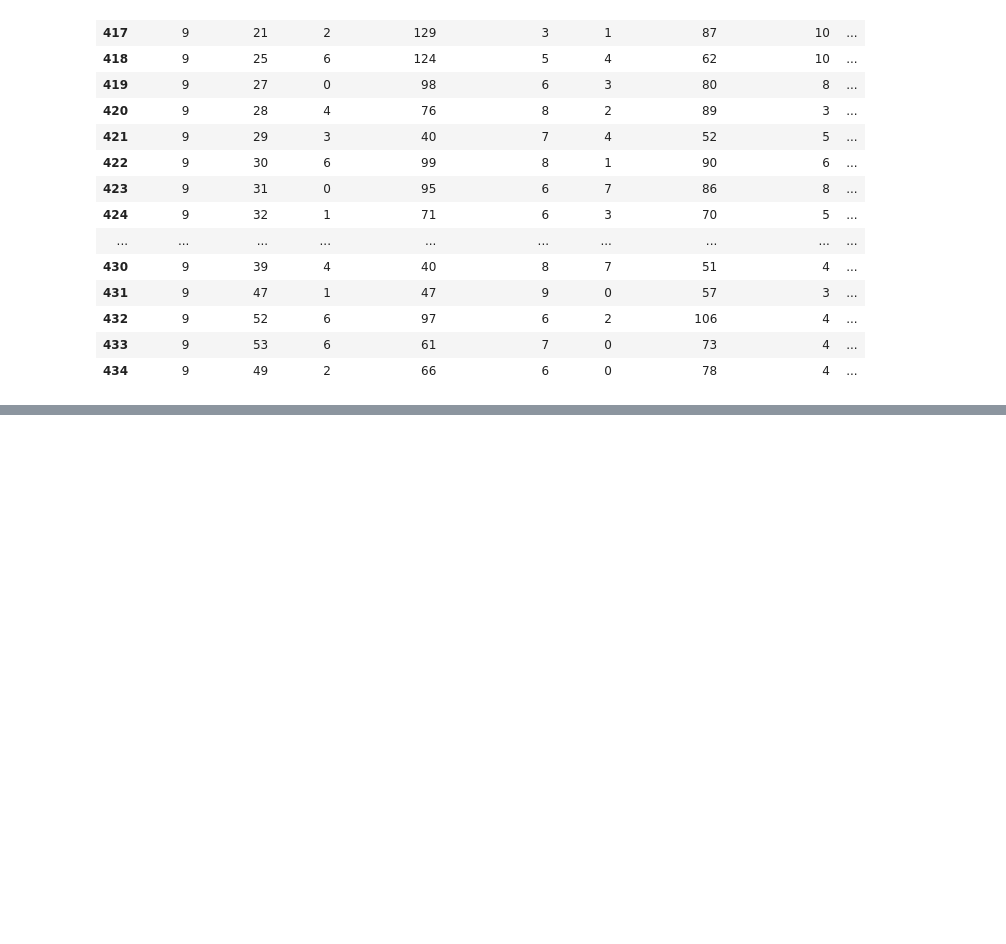
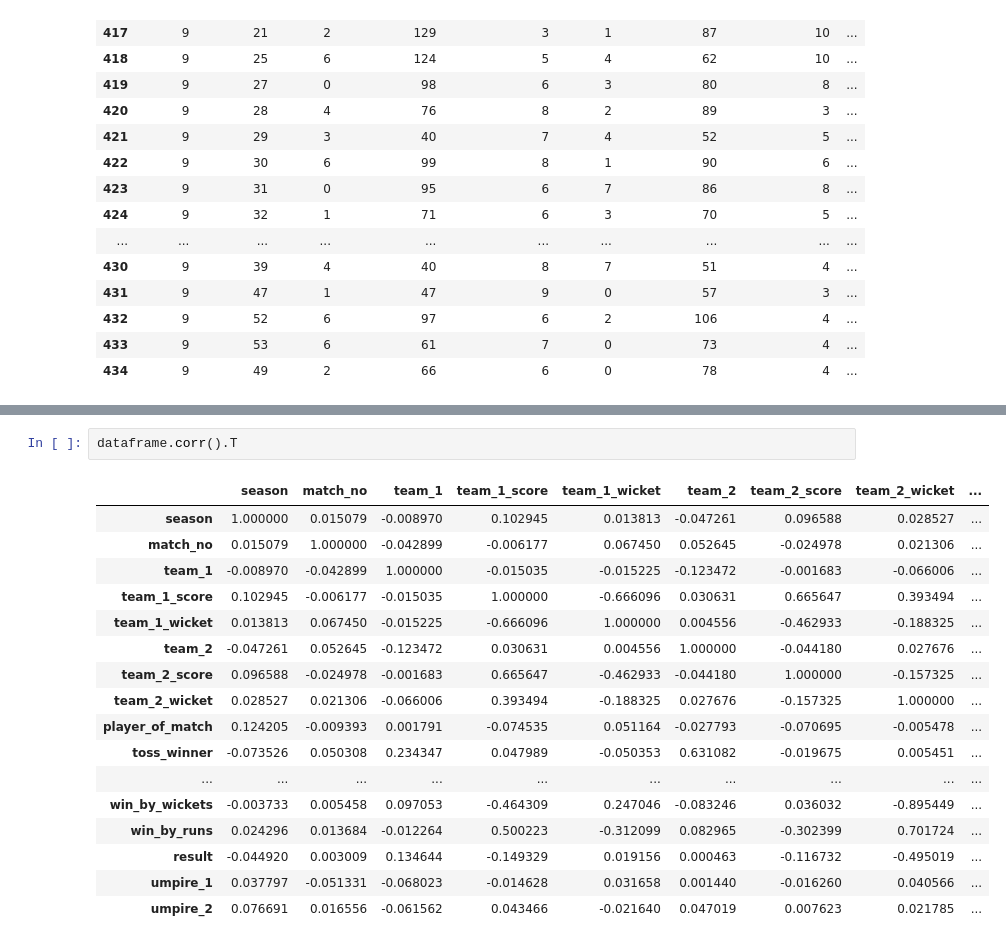
Before and after one commit to muhpuc40/BPL_Match_Result_Prediction, a Jupyter notebook: BPL_.ipynb, the cells around one changed output, grey strips where cells are left out. Cells and saved outputs as stored; diff of their text form; blank space fills up the shorter version.

```diff
--- a/BPL_.ipynb
+++ b/BPL_.ipynb
@@ -322,0 +646,20 @@ dtype: object
+# %%
+dataframe.corr().T
+# %% [output]
+|  | season | match_no | team_1 | team_1_score | team_1_wicket | team_2 | team_2_score | team_2_wicket | ... |
+| season | 1.000000 | 0.015079 | -0.008970 | 0.102945 | 0.013813 | -0.047261 | 0.096588 | 0.028527 | ... |
+| match_no | 0.015079 | 1.000000 | -0.042899 | -0.006177 | 0.067450 | 0.052645 | -0.024978 | 0.021306 | ... |
+| team_1 | -0.008970 | -0.042899 | 1.000000 | -0.015035 | -0.015225 | -0.123472 | -0.001683 | -0.066006 | ... |
+| team_1_score | 0.102945 | -0.006177 | -0.015035 | 1.000000 | -0.666096 | 0.030631 | 0.665647 | 0.393494 | ... |
+| team_1_wicket | 0.013813 | 0.067450 | -0.015225 | -0.666096 | 1.000000 | 0.004556 | -0.462933 | -0.188325 | ... |
+| team_2 | -0.047261 | 0.052645 | -0.123472 | 0.030631 | 0.004556 | 1.000000 | -0.044180 | 0.027676 | ... |
+| team_2_score | 0.096588 | -0.024978 | -0.001683 | 0.665647 | -0.462933 | -0.044180 | 1.000000 | -0.157325 | ... |
+| team_2_wicket | 0.028527 | 0.021306 | -0.066006 | 0.393494 | -0.188325 | 0.027676 | -0.157325 | 1.000000 | ... |
+| player_of_match | 0.124205 | -0.009393 | 0.001791 | -0.074535 | 0.051164 | -0.027793 | -0.070695 | -0.005478 | ... |
+| toss_winner | -0.073526 | 0.050308 | 0.234347 | 0.047989 | -0.050353 | 0.631082 | -0.019675 | 0.005451 | ... |
+| ... | ... | ... | ... | ... | ... | ... | ... | ... | ... |
+| win_by_wickets | -0.003733 | 0.005458 | 0.097053 | -0.464309 | 0.247046 | -0.083246 | 0.036032 | -0.895449 | ... |
+| win_by_runs | 0.024296 | 0.013684 | -0.012264 | 0.500223 | -0.312099 | 0.082965 | -0.302399 | 0.701724 | ... |
+| result | -0.044920 | 0.003009 | 0.134644 | -0.149329 | 0.019156 | 0.000463 | -0.116732 | -0.495019 | ... |
+| umpire_1 | 0.037797 | -0.051331 | -0.068023 | -0.014628 | 0.031658 | 0.001440 | -0.016260 | 0.040566 | ... |
+| umpire_2 | 0.076691 | 0.016556 | -0.061562 | 0.043466 | -0.021640 | 0.047019 | 0.007623 | 0.021785 | ... |
```
Also changed, not shown: parts of 12 cells of this notebook.
